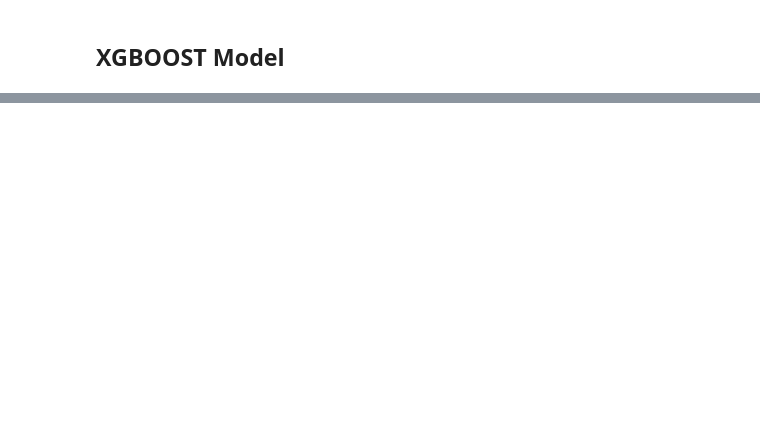
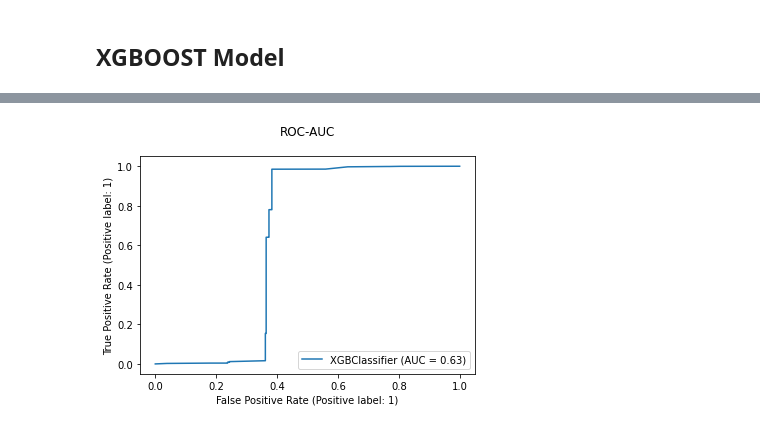
Before and after one commit to mirelaverebceanu/Transaction-Fraud-Detection, a Jupyter notebook: SyntheticDataAnalysis.ipynb, the cells around one changed output, grey strips where cells are left out. Cells and saved outputs as stored; diff of their text form; code cells hidden in the pictures; blank space fills up the shorter version.

```diff
--- a/SyntheticDataAnalysis.ipynb
+++ b/SyntheticDataAnalysis.ipynb
@@ -391,3 +417,9 @@ plt.show()
+# %%
+plot_roc_curve(m1_xgb, X_test, y_test)
+plt.title('ROC-AUC\n')
+plt.show()
+# %% [output]
+[figure, added]
 # %%
 # model.save_model("smote_fraud.xgb")
 # %%
```
Also changed, not shown: parts of 14 cells of this notebook.
